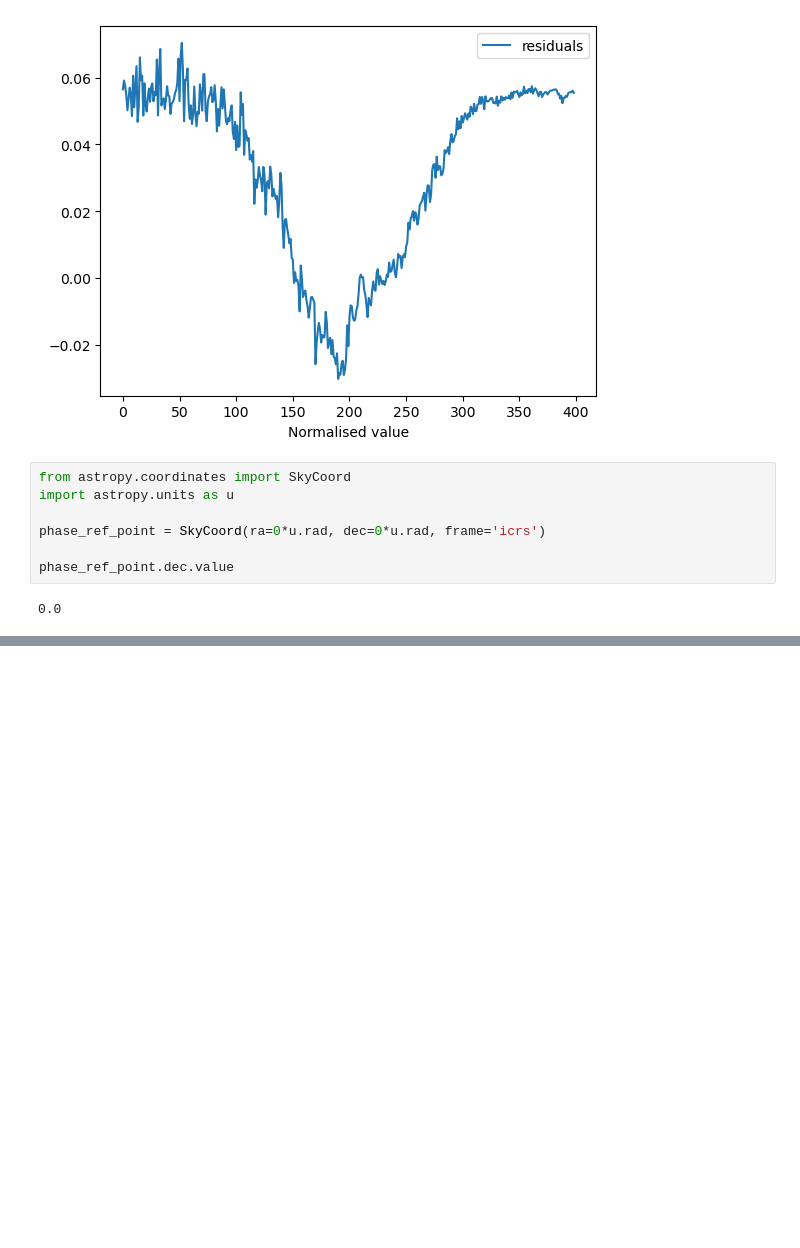
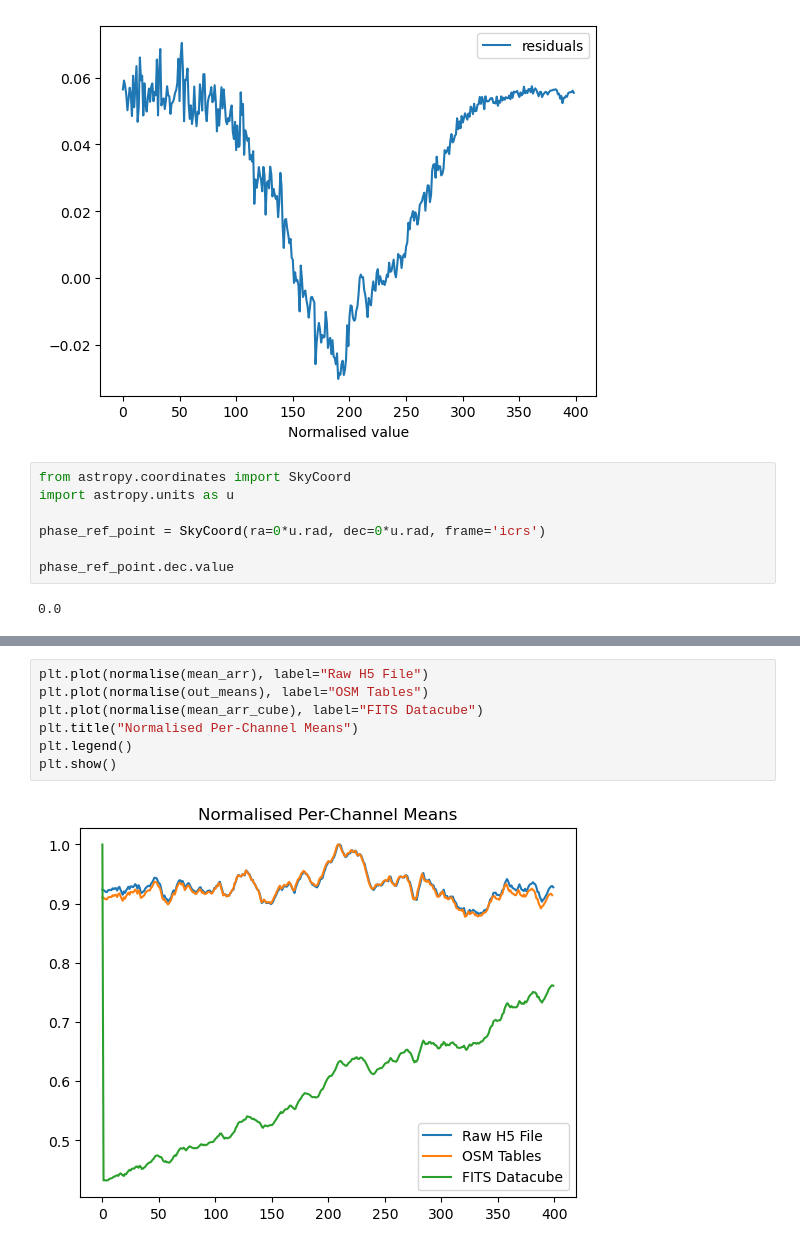
Before and after one commit to oliviax727/phd-programs, a Jupyter notebook: regrid/regrid_testing.ipynb, the cells around one changed output, grey strips where cells are left out. Drawn from its saved outputs; the diff is of its cells as text; blank space fills up the shorter version.

```diff
--- a/regrid/regrid_testing.ipynb
+++ b/regrid/regrid_testing.ipynb
@@ -154,0 +278,9 @@ phase_ref_point.dec.value
+# %%
+plt.plot(normalise(mean_arr), label="Raw H5 File")
+plt.plot(normalise(out_means), label="OSM Tables")
+plt.plot(normalise(mean_arr_cube), label="FITS Datacube")
+plt.title("Normalised Per-Channel Means")
+plt.legend()
+plt.show()
+# %% [output]
+[figure, added]
```
Also changed, not shown: parts of 13 cells of this notebook, 4 other files.
